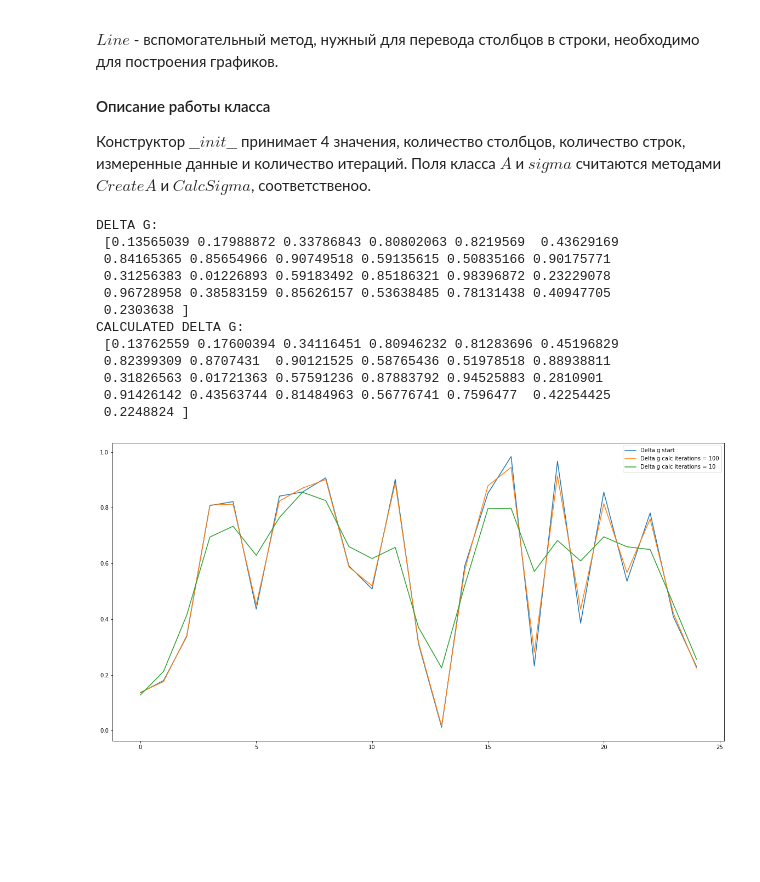
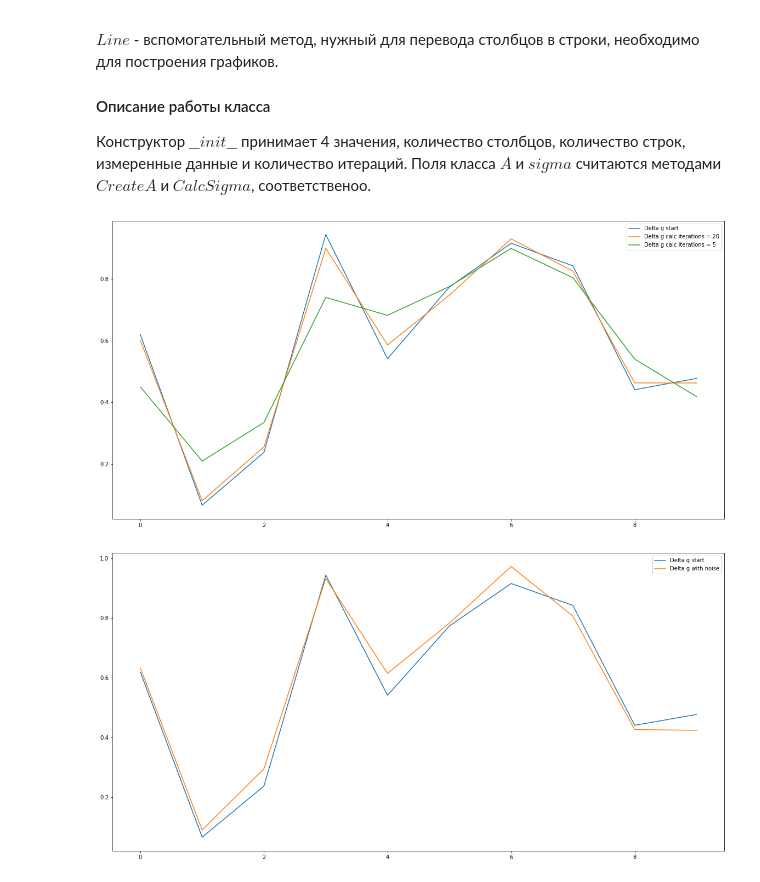
Before and after one commit to zipzap666/km2022, a Jupyter notebook: KM_ZvegaAR_0382.ipynb, the cells around one changed output. Cells and saved outputs as stored; diff of their text form; code cells hidden in the pictures; blank space fills up the shorter version.

```diff
--- a/KM_ZvegaAR_0382.ipynb
+++ b/KM_ZvegaAR_0382.ipynb
@@ -541,14 +559,14 @@ class GRAD:
 
     #Подсчет градиента невязки на i шаге
     def Gradient(self, sigma):
-        return ((self.A.mul(2)).transpose()) * ((self.A * sigma) - self.deltaG)
+        return ((self.A * 2).transpose()) * ((self.A * sigma) - self.deltaG)
 
     # Подсчет плотности
     def CalcSigma(self):
         sigma  = Matrix(np.zeros((self.m*self.n, 1)))
-        a = 10**(19)# + 0.001
+        a = 3*10**(19) + 2*10**(18)# + 0.001
         for i in np.arange(self.iteration):
-            sigma =  sigma - self.Gradient(sigma).mul(a)
+            sigma =  sigma - (self.Gradient(sigma) * a)
 
         return sigma
 
@@ -557,47 +575,51 @@ class GRAD:
         for i in np.arange(len(row.arr)):
             line[i] = row.arr[i][0]
         return line
+# %%
+import random
+
+n = 10 #количество строк
+m = 10 #количество столбцов
+it = 20 #количество итераций для 1 приближения
+it2 = 5 #количество итераций для 2 приближения
+#it3 = 10
+deltaG = np.random.rand(m,1)# генирация измеренных данных
+noiseG =  np.zeros((m, 1))
+
+for i in np.arange(m):
+    noiseG[i] = deltaG[i] - 0.05 + random.random()/10
+
+s = GRAD(n,m,deltaG,it) #создание объекта класса GRAD 1 приближения
+s2 = GRAD(n,m,noiseG,it)#создание объекта класса GRAD с шумом
+s3 = GRAD(n,m,deltaG,it2) #создание объекта класса GRAD 2 приближения
 # %%
-n = 25 #количество строк
-m = 25 #количество столбцов
-it = 100 #количество итераций для 1 приближения
-it2 = 10 #количество итераций для 2 приближения
-#it3 = 10
-deltaG = np.random.rand(m,1) # генирация измеренных данных
-
-s = GRAD(n,m,deltaG,it) #создание объекта класса GRAD 1 приближения
-s2 = GRAD(n,m,deltaG,it2) #создание объекта класса GRAD 2 приближения
-#s3 = GRAD(n,m,deltaG,it3)
-
 #print("A: \n",s.A.arr)
 #print("A * AT: \n", (s.A.transpose() * s.A).arr)
 #print("INVERSE: \n",(~(s.A.transpose() * s.A)).arr)
+#print("DELTA G: \n", s.Line(s.deltaG))
+#print("NOISE G: \n", s2.Line(s2.deltaG))
+#print("CALCULATED DELTA G: \n", s.Line(s.newDeltaG))
 #print("SIGMA: \n",s.Line(s.sigma))
-print("DELTA G: \n", s.Line(s.deltaG))
-print("CALCULATED DELTA G: \n", s.Line(s.newDeltaG))
+#print("SIGMA: \n",s2.Line(s2.sigma))
 #print("L true: \n",((s.A + s.A).transpose() * ((s.A * s.sigma) - s.deltaG)).arr)
 #print("L false: \n",((s.A + s.A).transpose() * ((s.A * s.sigma) - s.newDeltaG)).arr)
 
 #вывод графиков
 
 plt.figure(figsize=(20, 10))
 p1, = plt.plot(np.arange(s.m),s.Line(s.deltaG))
 p2, = plt.plot(np.arange(s.m),s.Line(s.newDeltaG))
-p3, = plt.plot(np.arange(s2.m),s.Line(s2.newDeltaG))
+p3, = plt.plot(np.arange(s3.m),s.Line(s3.newDeltaG))
 #p4, = plt.plot(np.arange(s3.m),s.Line(s3.newDeltaG))
-plt.legend([p1,p2, p3],['Delta g start', 'Delta g calc iterations = 100', 'Delta g calc iterations = 10'])
+plt.legend([p1,p2,p3],['Delta g start', 'Delta g calc iterations = 20', 'Delta g calc iterations = 5'])
 plt.show()
 # %% [output]
-DELTA G:
- [0.13565039 0.17988872 0.33786843 0.80802063 0.8219569  0.43629169
- 0.84165365 0.85654966 0.90749518 0.59135615 0.50835166 0.90175771
- 0.31256383 0.01226893 0.59183492 0.85186321 0.98396872 0.23229078
- 0.96728958 0.38583159 0.85626157 0.53638485 0.78131438 0.40947705
- 0.2303638 ]
-CALCULATED DELTA G:
- [0.13762559 0.17600394 0.34116451 0.80946232 0.81283696 0.45196829
- 0.82399309 0.8707431  0.90121525 0.58765436 0.51978518 0.88938811
- 0.31826563 0.01721363 0.57591236 0.87883792 0.94525883 0.2810901
- 0.91426142 0.43563744 0.81484963 0.56776741 0.7596477  0.42254425
- 0.2248824 ]
-[figure, old version]
+[figure, new version]
+# %%
+plt.figure(figsize=(20, 10))
+p1, = plt.plot(np.arange(s.m),s.Line(s.deltaG))
+p2, = plt.plot(np.arange(s2.m),s.Line(s2.newDeltaG))
+plt.legend([p1,p2],['Delta g start', 'Delta g with noise'])
+plt.show()
+# %% [output]
+[figure, added]
```
Also changed, not shown: parts of 8 cells of this notebook, 1 other file.
